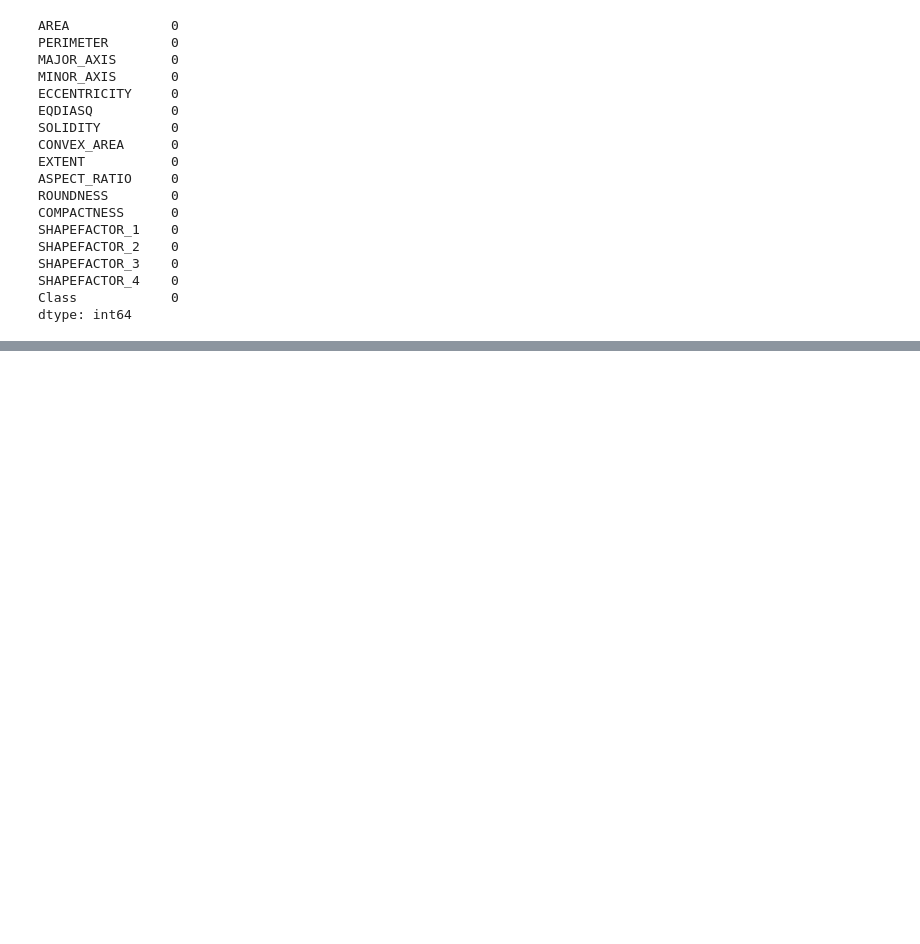
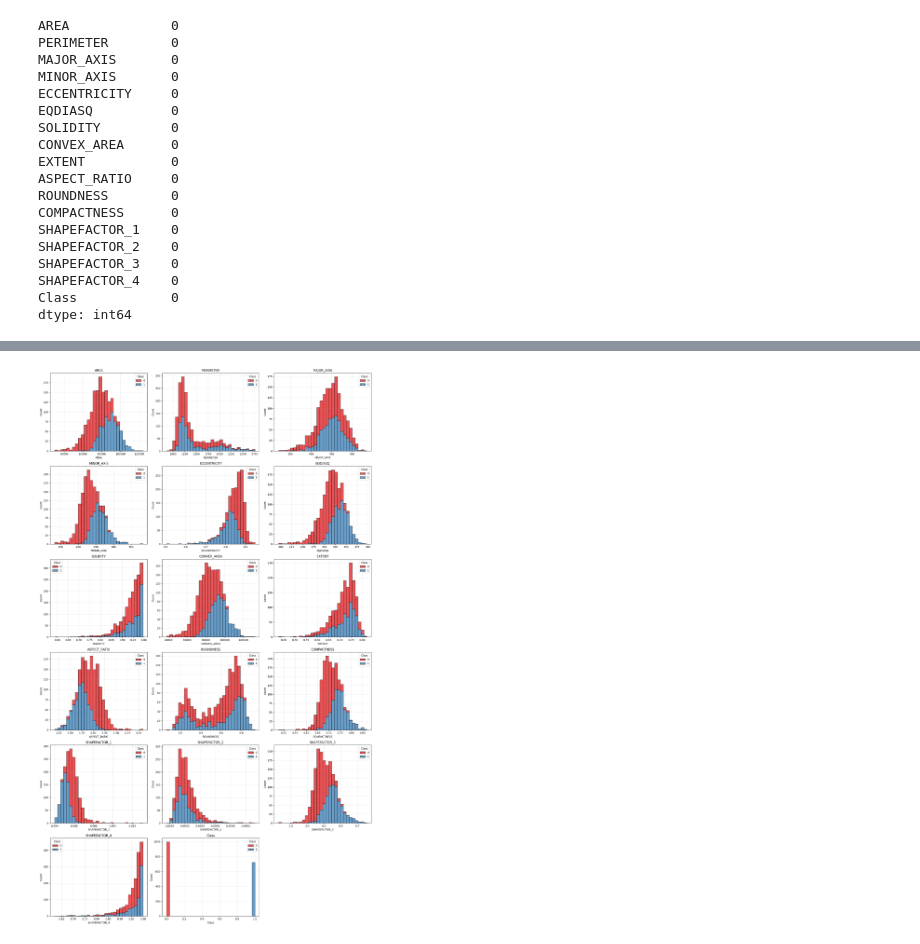
Before and after one commit to NIU1718117/Cas_Kaggle_Pistatxo, a Jupyter notebook: KAGGLE.ipynb, the cells around one changed output, grey strips where cells are left out. Drawn from its saved outputs; the diff is of its cells as text; code cells hidden in the pictures; blank space fills up the shorter version.

```diff
--- a/KAGGLE.ipynb
+++ b/KAGGLE.ipynb
@@ -81,0 +344,4 @@ dtype: int64
+# %%
+analyzer.plot_histograms_by_class()
+# %% [output]
+[figure, added]
```
Also changed, not shown: parts of 25 cells of this notebook, 1 other file.
